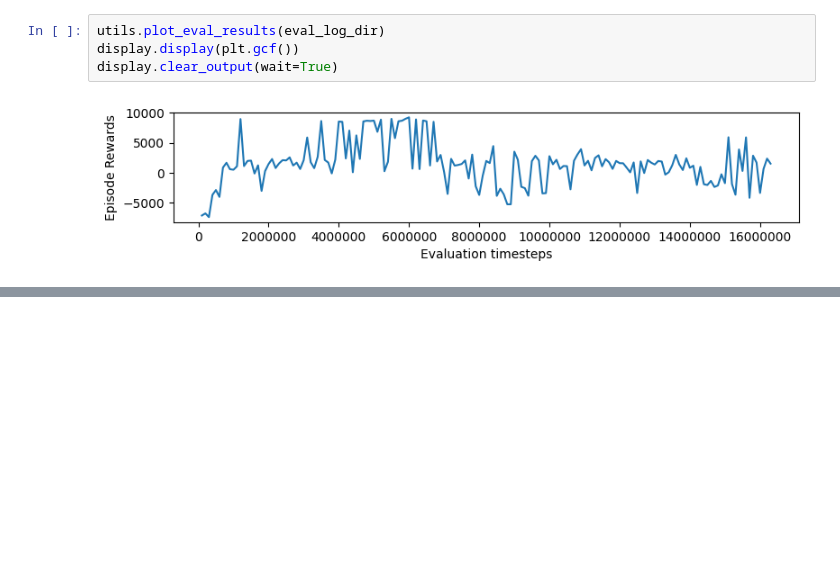
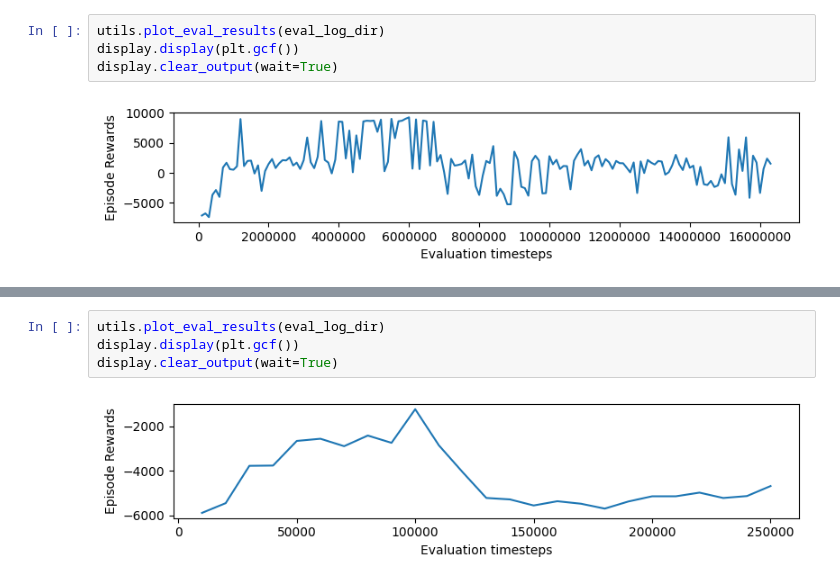
Before and after one commit to TheShenk/hai-nonconflict-action-learning, a Jupyter notebook: experiments.ipynb, the cells around one changed output, grey strips where cells are left out. Drawn from its saved outputs; the diff is of its cells as text; blank space fills up the shorter version.

```diff
--- a/experiments.ipynb
+++ b/experiments.ipynb
@@ -2530,0 +2611,6 @@ display.clear_output(wait=True)
+# %%
+utils.plot_eval_results(eval_log_dir)
+display.display(plt.gcf())
+display.clear_output(wait=True)
+# %% [output]
+[figure, added]
```
Also changed, not shown: parts of 7 cells of this notebook.
